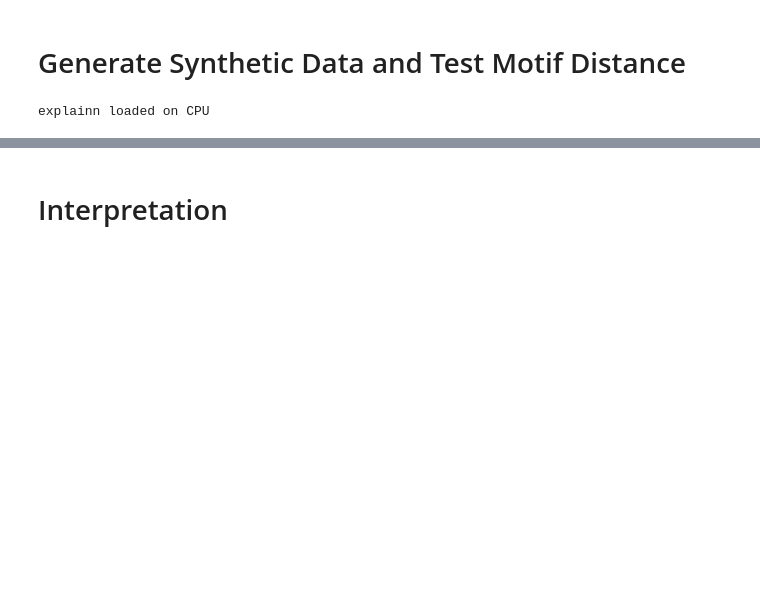
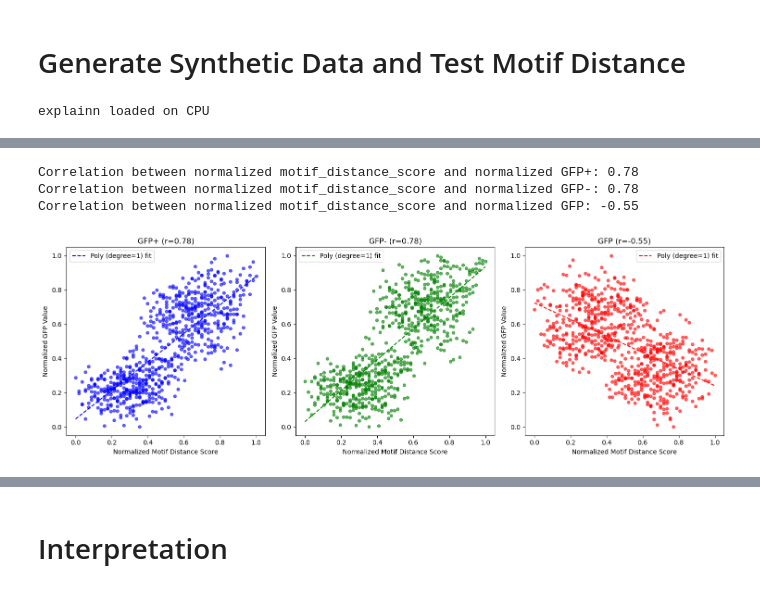
Before and after one commit to justinyutianji/Enhancer, a Jupyter notebook: Enhancer/train/Synthetic_Data_Generator/Distance.ipynb, the cells around one changed output, grey strips where cells are left out. Saved outputs shown, nothing was run; the diff lists cells and outputs as text; code cells hidden in the pictures; blank space fills up the shorter version.

```diff
--- a/Enhancer/train/Synthetic_Data_Generator/Distance.ipynb
+++ b/Enhancer/train/Synthetic_Data_Generator/Distance.ipynb
@@ -67,0 +386,7 @@ Motif B GCTAATTACTG has 19 200nt DNA segments, inserted with distance 10
+# %%
+plot_normalized_correlations_with_fit('/pmglocal/ty2514/Enhancer/Enhancer/train/Synthetic_Data_Generator/AC0069_AC0072_GFP.csv')
+# %% [output]
+Correlation between normalized motif_distance_score and normalized GFP+: 0.78
+Correlation between normalized motif_distance_score and normalized GFP-: 0.78
+Correlation between normalized motif_distance_score and normalized GFP: -0.55
+[figure, added]
```
Also changed, not shown: parts of 21 cells of this notebook, 4 other files.
